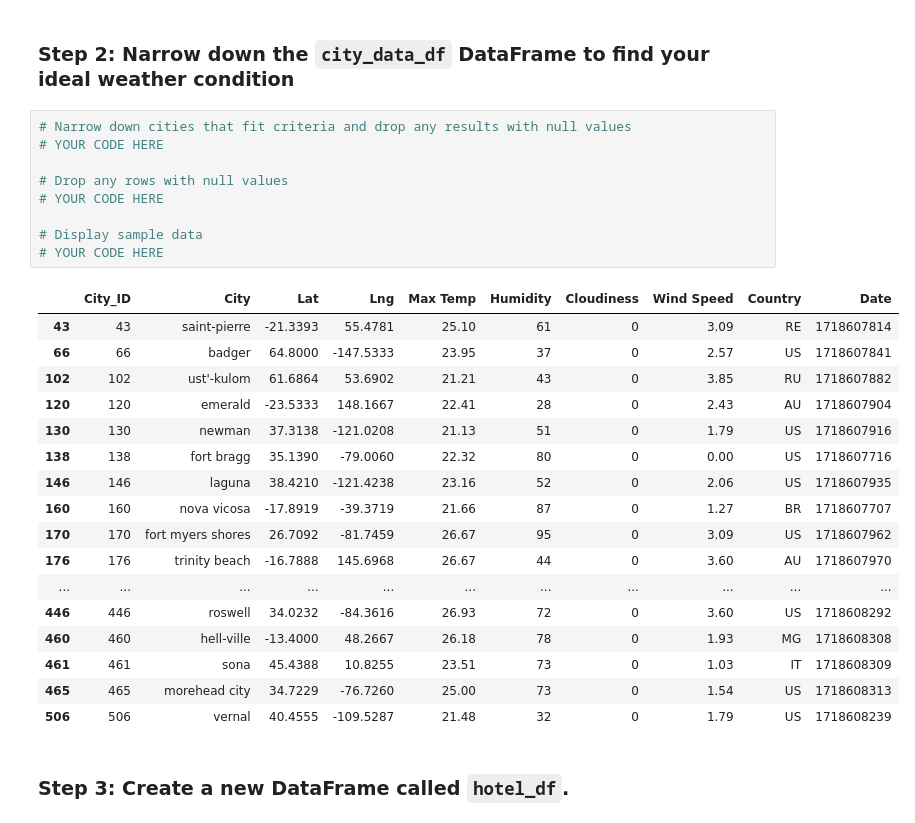
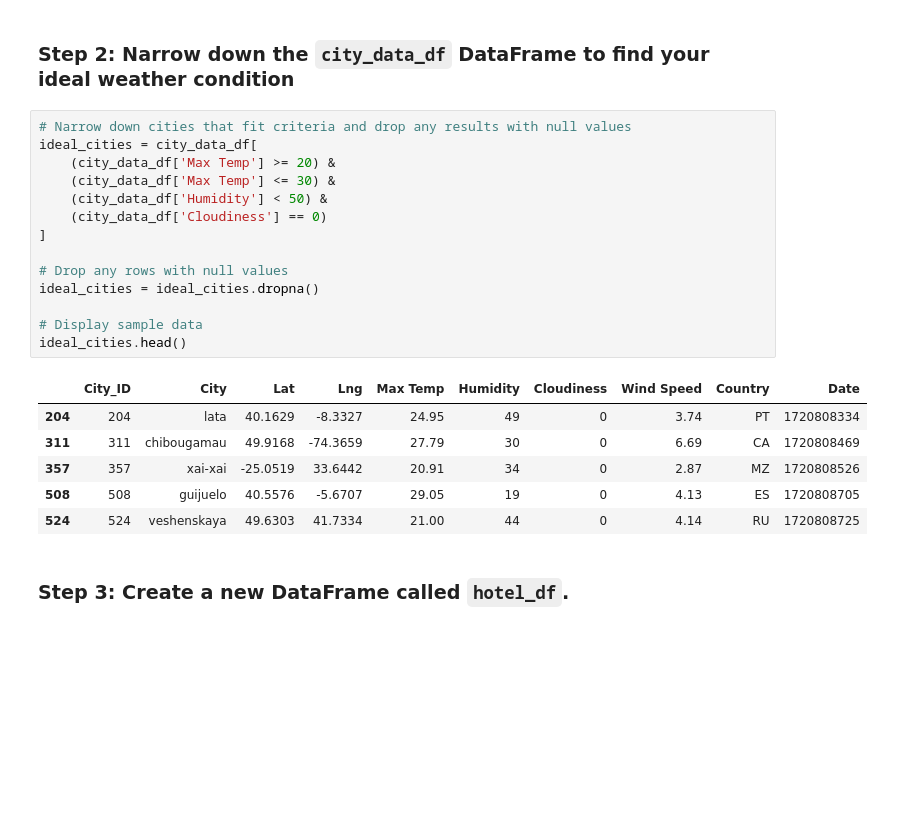
Before and after one commit to maslla100/python-api-challenge, a Jupyter notebook: VacationPy.ipynb, the cells around one changed output. Saved outputs shown, nothing was run; the diff lists cells and outputs as text; blank space fills up the shorter version.

```diff
--- a/VacationPy.ipynb
+++ b/VacationPy.ipynb
@@ -46,31 +87,25 @@ city_data_df.head()
 ### Step 2: Narrow down the `city_data_df` DataFrame to find your ideal weather condition
 # %%
 # Narrow down cities that fit criteria and drop any results with null values
-# YOUR CODE HERE
+ideal_cities = city_data_df[
+    (city_data_df['Max Temp'] >= 20) &
+    (city_data_df['Max Temp'] <= 30) &
+    (city_data_df['Humidity'] < 50) &
+    (city_data_df['Cloudiness'] == 0)
+]
 
 # Drop any rows with null values
-# YOUR CODE HERE
+ideal_cities = ideal_cities.dropna()
 
 # Display sample data
-# YOUR CODE HERE
+ideal_cities.head()
 # %% [output]
 |  | City_ID | City | Lat | Lng | Max Temp | Humidity | Cloudiness | Wind Speed | Country | Date |
-| 43 | 43 | saint-pierre | -21.3393 | 55.4781 | 25.10 | 61 | 0 | 3.09 | RE | 1718607814 |
-| 66 | 66 | badger | 64.8000 | -147.5333 | 23.95 | 37 | 0 | 2.57 | US | 1718607841 |
-| 102 | 102 | ust'-kulom | 61.6864 | 53.6902 | 21.21 | 43 | 0 | 3.85 | RU | 1718607882 |
-| 120 | 120 | emerald | -23.5333 | 148.1667 | 22.41 | 28 | 0 | 2.43 | AU | 1718607904 |
-| 130 | 130 | newman | 37.3138 | -121.0208 | 21.13 | 51 | 0 | 1.79 | US | 1718607916 |
-| 138 | 138 | fort bragg | 35.1390 | -79.0060 | 22.32 | 80 | 0 | 0.00 | US | 1718607716 |
-| 146 | 146 | laguna | 38.4210 | -121.4238 | 23.16 | 52 | 0 | 2.06 | US | 1718607935 |
-| 160 | 160 | nova vicosa | -17.8919 | -39.3719 | 21.66 | 87 | 0 | 1.27 | BR | 1718607707 |
-| 170 | 170 | fort myers shores | 26.7092 | -81.7459 | 26.67 | 95 | 0 | 3.09 | US | 1718607962 |
-| 176 | 176 | trinity beach | -16.7888 | 145.6968 | 26.67 | 44 | 0 | 3.60 | AU | 1718607970 |
-| ... | ... | ... | ... | ... | ... | ... | ... | ... | ... | ... |
-| 446 | 446 | roswell | 34.0232 | -84.3616 | 26.93 | 72 | 0 | 3.60 | US | 1718608292 |
-| 460 | 460 | hell-ville | -13.4000 | 48.2667 | 26.18 | 78 | 0 | 1.93 | MG | 1718608308 |
-| 461 | 461 | sona | 45.4388 | 10.8255 | 23.51 | 73 | 0 | 1.03 | IT | 1718608309 |
-| 465 | 465 | morehead city | 34.7229 | -76.7260 | 25.00 | 73 | 0 | 1.54 | US | 1718608313 |
-| 506 | 506 | vernal | 40.4555 | -109.5287 | 21.48 | 32 | 0 | 1.79 | US | 1718608239 |
+| 204 | 204 | lata | 40.1629 | -8.3327 | 24.95 | 49 | 0 | 3.74 | PT | 1720808334 |
+| 311 | 311 | chibougamau | 49.9168 | -74.3659 | 27.79 | 30 | 0 | 6.69 | CA | 1720808469 |
+| 357 | 357 | xai-xai | -25.0519 | 33.6442 | 20.91 | 34 | 0 | 2.87 | MZ | 1720808526 |
+| 508 | 508 | guijuelo | 40.5576 | -5.6707 | 29.05 | 19 | 0 | 4.13 | ES | 1720808705 |
+| 524 | 524 | veshenskaya | 49.6303 | 41.7334 | 21.00 | 44 | 0 | 4.14 | RU | 1720808725 |
 # %% [markdown]
 ### Step 3: Create a new DataFrame called `hotel_df`.
 # %%
```
Also changed, not shown: parts of 8 cells of this notebook, 2 other files.
